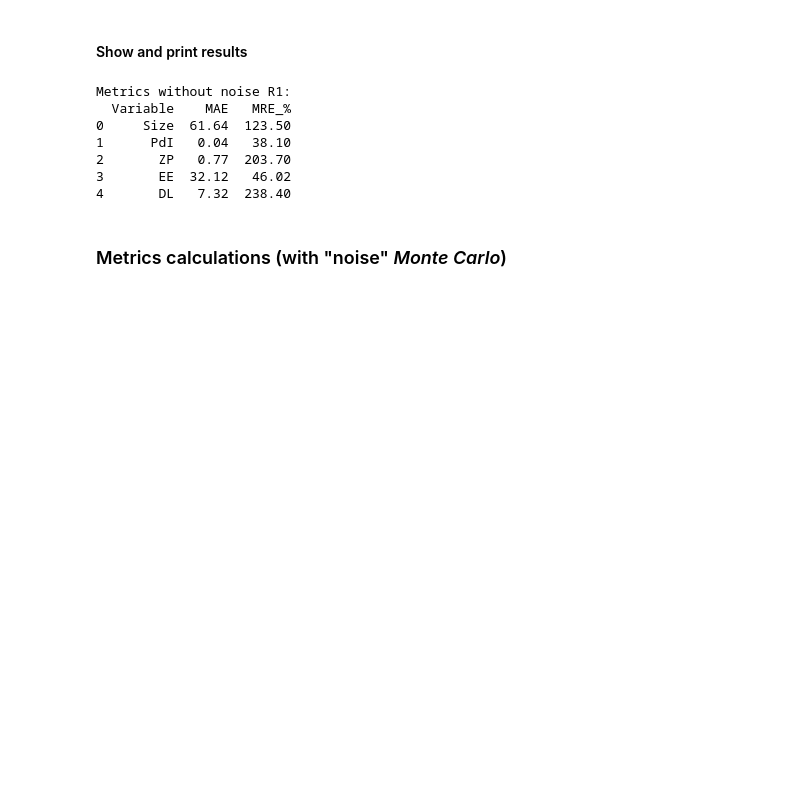
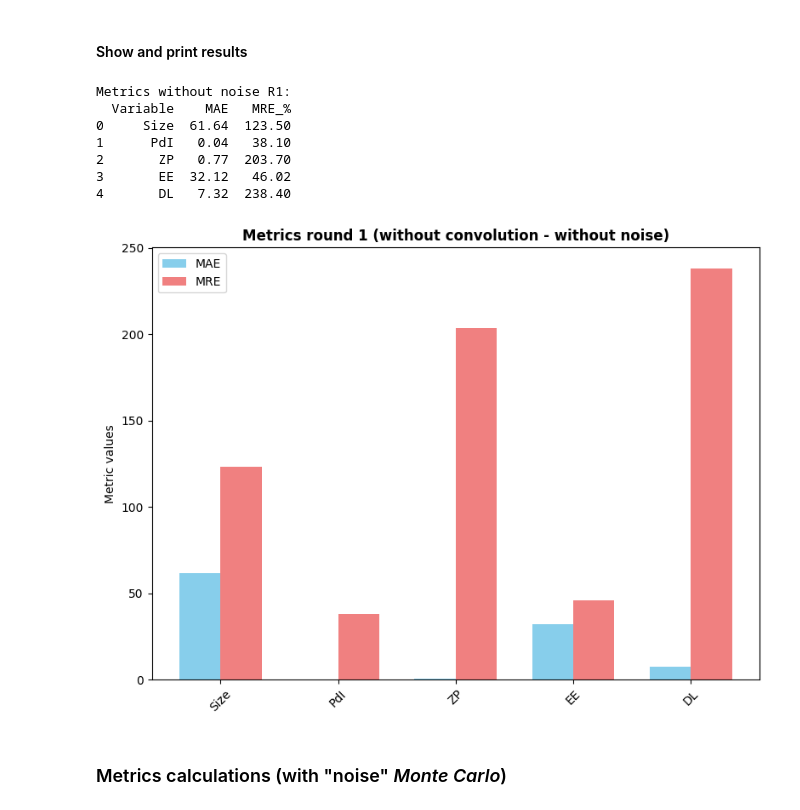
Before and after one commit to emma-reig/TFM_MuBiB_Emma-Reig, a Jupyter notebook: Design_Expert/Experimental_synthesis/Without convolution/Synthesis_metrics.ipynb, the cells around one changed output. Cells and saved outputs as stored; diff of their text form; code cells hidden in the pictures; blank space fills up the shorter version.

```diff
--- a/Design_Expert/Experimental_synthesis/Without convolution/Synthesis_metrics.ipynb
+++ b/Design_Expert/Experimental_synthesis/Without convolution/Synthesis_metrics.ipynb
@@ -88,6 +88,30 @@ Metrics without noise R1:
 2       ZP   0.77  203.70
 3       EE  32.12   46.02
 4       DL   7.32  238.40
+# %%
+
+variables_wo_noise_R1 = metrics_wo_noiseR1["Variable"].unique()
+
+df_plot = metrics_wo_noiseR1.set_index("Variable").loc[variables_wo_noise_R1]
+
+x = np.arange(len(variables_wo_noise_R1))
+
+width = 0.35
+
+plt.figure(figsize=(8,6))
+
+plt.bar(x - width/2, df_plot["MAE"], width, label="MAE", color="skyblue")
+plt.bar(x + width/2, df_plot["MRE_%"], width, label="MRE", color="lightcoral")
+
+plt.xticks(x, variables_wo_noise_R1, rotation=45)
+plt.ylabel("Metric values")
+plt.title("Metrics round 1 (without convolution - without noise)", fontweight="bold")
+plt.legend()
+
+plt.tight_layout()
+plt.show()
+# %% [output]
+[figure, added]
 # %% [markdown]
 ### Metrics calculations (with "noise" *Monte Carlo*)
 # %%
```
Also changed, not shown: parts of 35 cells of this notebook, 4 other files.
